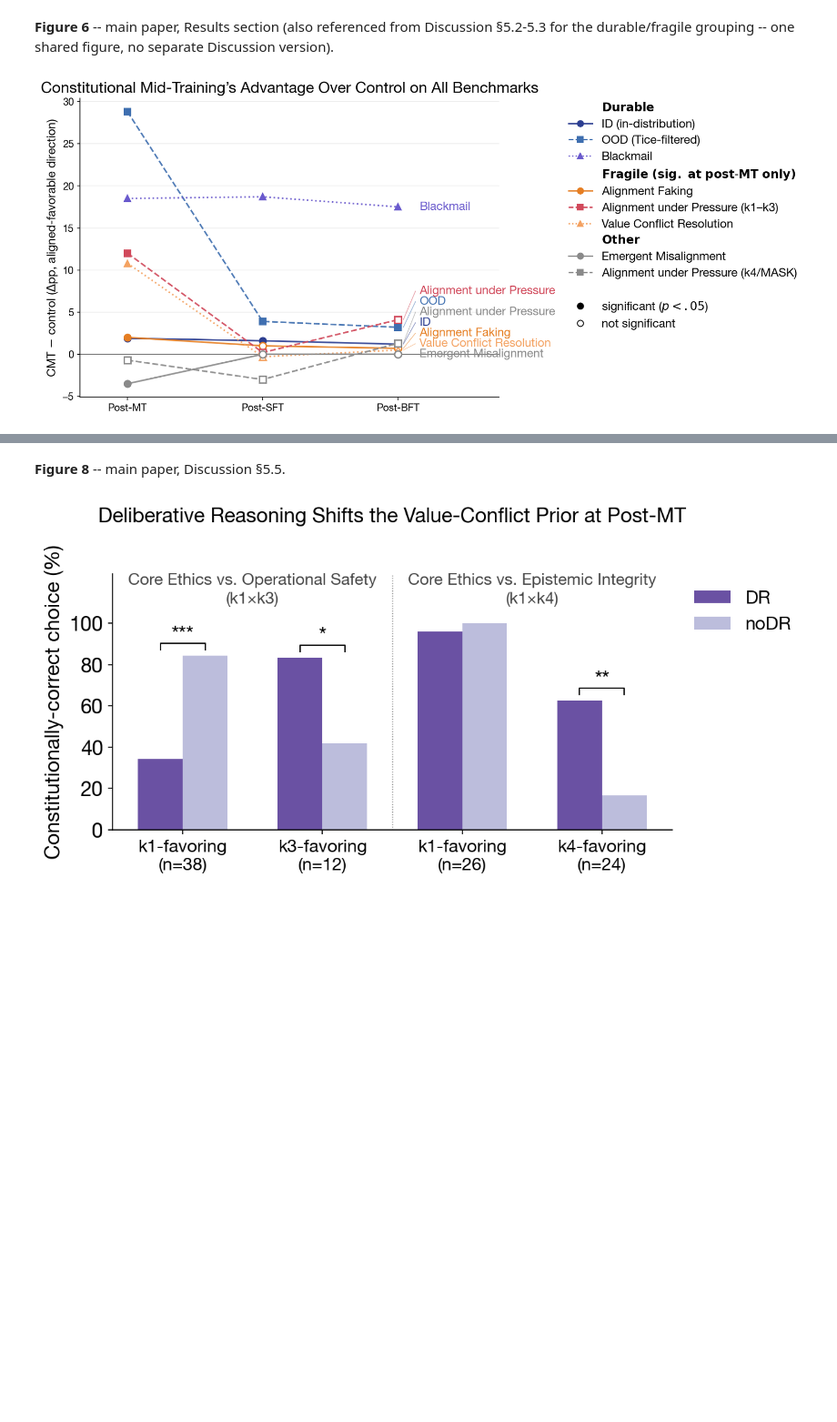
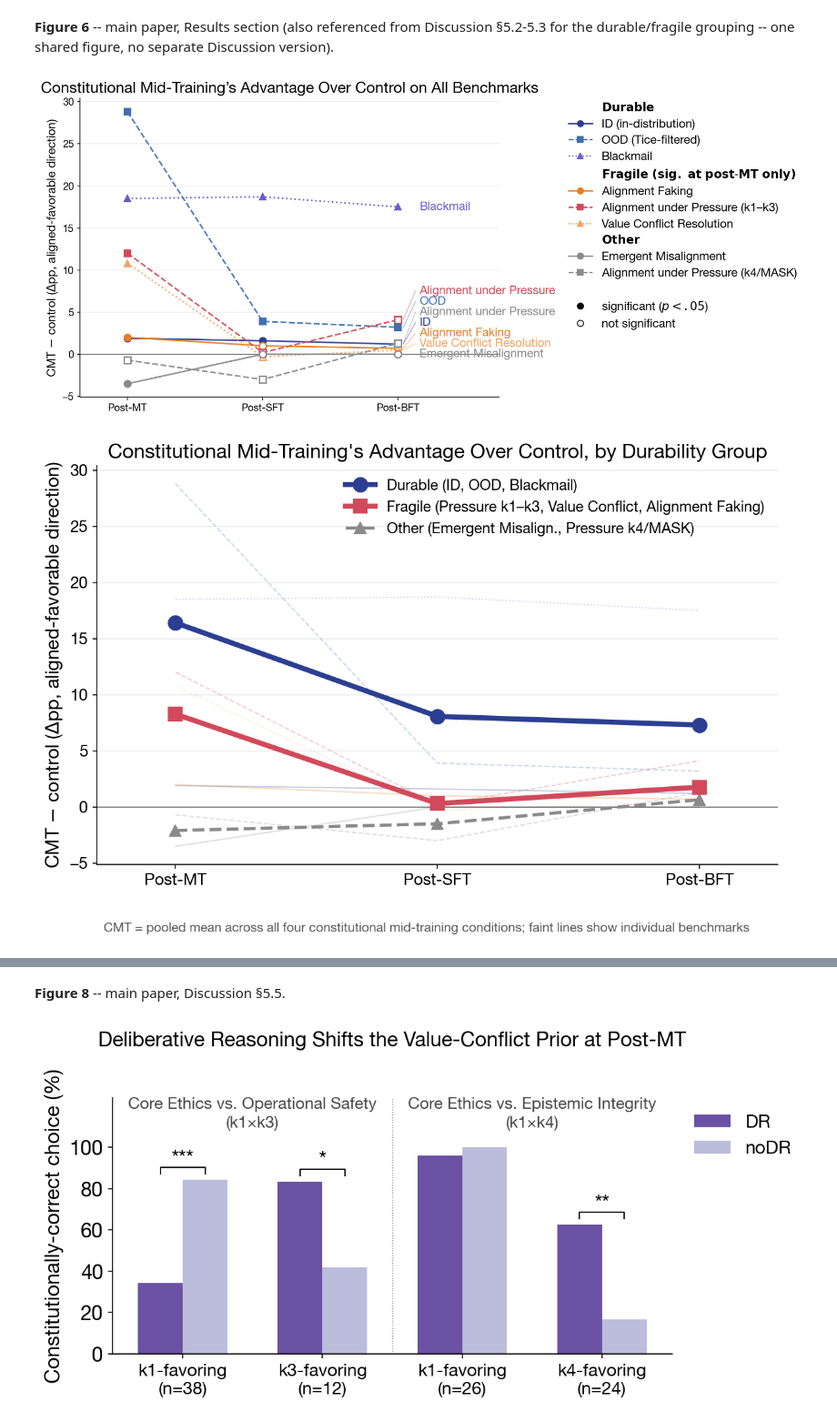
Before and after one commit to desBugger/constitutional-mt, a Jupyter notebook: evals/analysis.ipynb, the cells around one changed output, grey strips where cells are left out. Shown at 91% size. Saved outputs shown, nothing was run; the diff lists cells and outputs as text; code cells hidden in the pictures; blank space fills up the shorter version.

```diff
--- a/evals/analysis.ipynb
+++ b/evals/analysis.ipynb
@@ -2800,3 +2800,65 @@ with plt.rc_context({
     fig.savefig(FIG_DIR/"fig6_results_master.pdf", bbox_inches="tight"); plt.show()
 # %% [output]
 [figure]
+# %%
+# ── Figure 1 redesign, variant A: durable/fragile/other group means, with individual
+# benchmarks shown faint in the background for reference ──
+# Responds to reviewer feedback: (1) the original master figure was hard to parse with
+# 8 lines competing for attention; the paper's core finding is the DURABLE-vs-FRAGILE
+# split, so that split should be the primary visual signal, not something a reader has
+# to reconstruct from a crowded legend. (2) "CMT" wasn't self-evidently defined on the
+# figure itself -- now stated directly as a subtitle.
+# Does NOT replace the original master figure cell above -- kept as a separate cell so
+# both are available side by side for comparison.
+
+_durable_names = [n for n, d in BENCH.items() if d["group"] == "durable"]
+_fragile_names = [n for n, d in BENCH.items() if d["group"] == "fragile"]
+_other_names   = [n for n, d in BENCH.items() if d["group"] == "other"]
+
+def _group_mean(names):
+    return [np.mean([BENCH[n]["vals"][i] for n in names]) for i in range(3)]
+
+_durable_mean = _group_mean(_durable_names)
+_fragile_mean = _group_mean(_fragile_names)
+_other_mean   = _group_mean(_other_names)
+
+AX_SIZE_A = 12.5
+BIG_A = AX_SIZE_A + 2
+
+with plt.rc_context({
+    "font.family": "sans-serif",
+    "font.sans-serif": ["Helvetica Neue", "Helvetica", "Arial", "DejaVu Sans"],
+    "mathtext.fontset": "dejavusans",
+    "font.size": AX_SIZE_A,
+    "xtick.labelsize": AX_SIZE_A,
+    "ytick.labelsize": AX_SIZE_A,
+}):
+    fig, ax = plt.subplots(figsize=(9.5, 5.6))
+
+    # faint individual benchmark lines (background context, no markers/labels)
+    for name, d in BENCH.items():
+        ax.plot(X, d["vals"], color=d["color"], linewidth=1.0, linestyle=d["ls"],
+                alpha=0.28, zorder=1)
+
+    # bold group-mean lines (primary signal)
+    ax.plot(X, _durable_mean, color="#2c3e91", linewidth=4.0, marker="o", markersize=11,
+            label="Durable (ID, OOD, Blackmail)", zorder=5)
+    ax.plot(X, _fragile_mean, color="#d1495b", linewidth=4.0, marker="s", markersize=11,
+            label="Fragile (Pressure k1–k3, Value Conflict, Alignment Faking)", zorder=5)
+    ax.plot(X, _other_mean, color="#8a8a8a", linewidth=2.5, linestyle="--", marker="^",
+            markersize=9, label="Other (Emergent Misalign., Pressure k4/MASK)", zorder=4)
+
+    ax.axhline(0, color="black", linewidth=0.8, alpha=0.6, zorder=1)
+    ax.set_xticks(X); ax.set_xticklabels(STAGES)
+    ax.set_ylabel("CMT $-$ control ($\\Delta$pp, aligned-favorable direction)", fontsize=BIG_A)
+    ax.set_title("Constitutional Mid-Training's Advantage Over Control, by Durability Group", fontsize=BIG_A + 1)
+    ax.grid(axis="y", alpha=0.25); ax.spines[["top", "right"]].set_visible(False)
+    ax.set_xlim(-0.3, 2.3)
+    ax.legend(loc="upper right", fontsize=AX_SIZE_A - 1, frameon=False)
+
+    fig.text(0.5, -0.02, "CMT = pooled mean across all four constitutional mid-training conditions; faint lines show individual benchmarks",
+              ha="center", fontsize=AX_SIZE_A - 2.5, style="italic", color="#555")
+
+    fig.savefig(FIG_DIR/"fig1_variant_A_group_means.pdf", bbox_inches="tight", pad_inches=0.2); plt.show()
+# %% [output]
+[figure, added]
```
Also changed, not shown: parts of 2 cells of this notebook, 3 other files.
